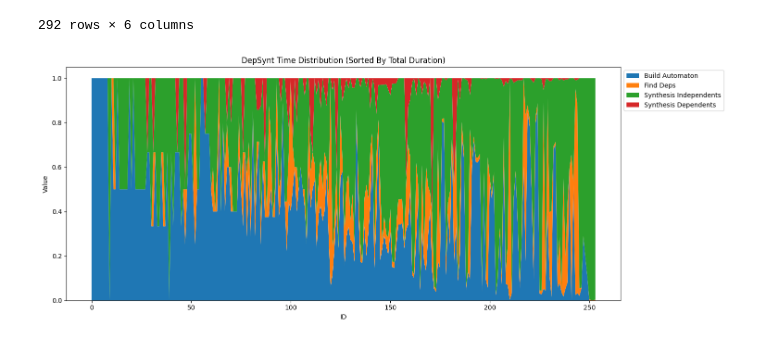
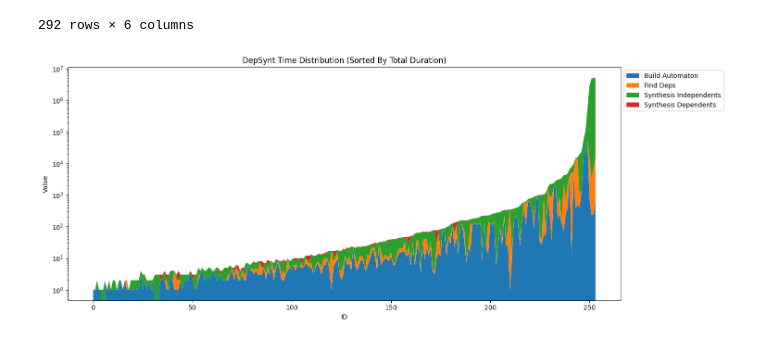
Before and after one commit to eliyaoo32/DepSynt, a Jupyter notebook: scripts/visualization.ipynb, the cells around one changed output. Drawn from its saved outputs; the diff is of its cells as text; code cells hidden in the pictures.

```diff
--- a/scripts/visualization.ipynb
+++ b/scripts/visualization.ipynb
@@ -126,18 +132,21 @@ def gen_stackplot(should_include_row, plt_title, sort_by = None):
 # %%
 def should_include_row(row):
     status = row["Status"]
+    total_duration = row["Total Duration"]
     total_deps_var = row["Total Dependent Variables"]
     total_indeps_var = row["Total Independent Variables"]
 
+    if total_duration <= 0:
+        return False
     if status != "Success":
         return False
     if total_deps_var == 0:
         return False
 
     return True
 
 sort_by = "Total Duration"
 title = f"DepSynt Time Distribution (Sorted By {sort_by})"
-gen_stackplot(should_include_row, title, sort_by="Total Duration")
+gen_stackplot(should_include_row, title, sort_by=sort_by, normalize=False)
 # %% [output]
-[figure, old version]
+[figure, new version]
```
Also changed, not shown: parts of 2 cells of this notebook, 10 other files.
